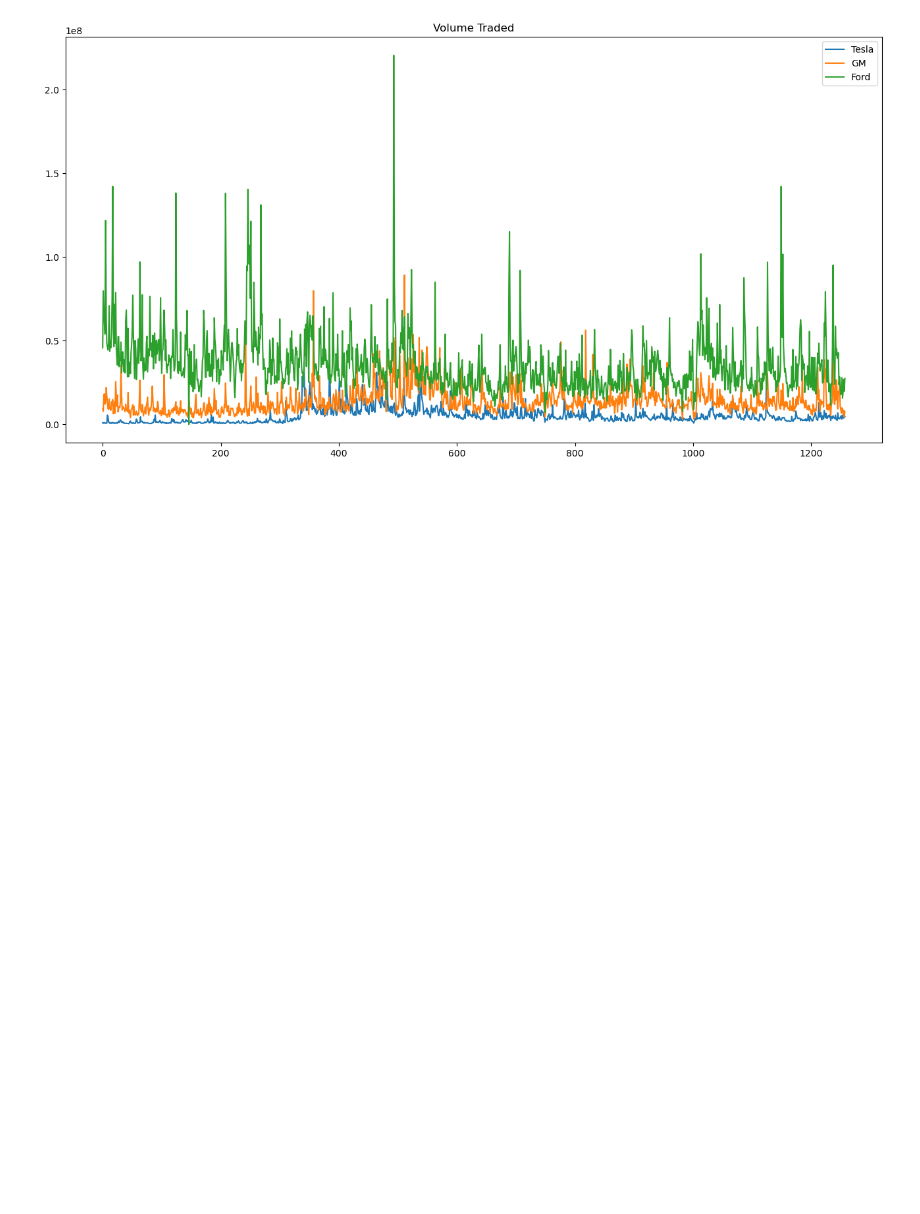
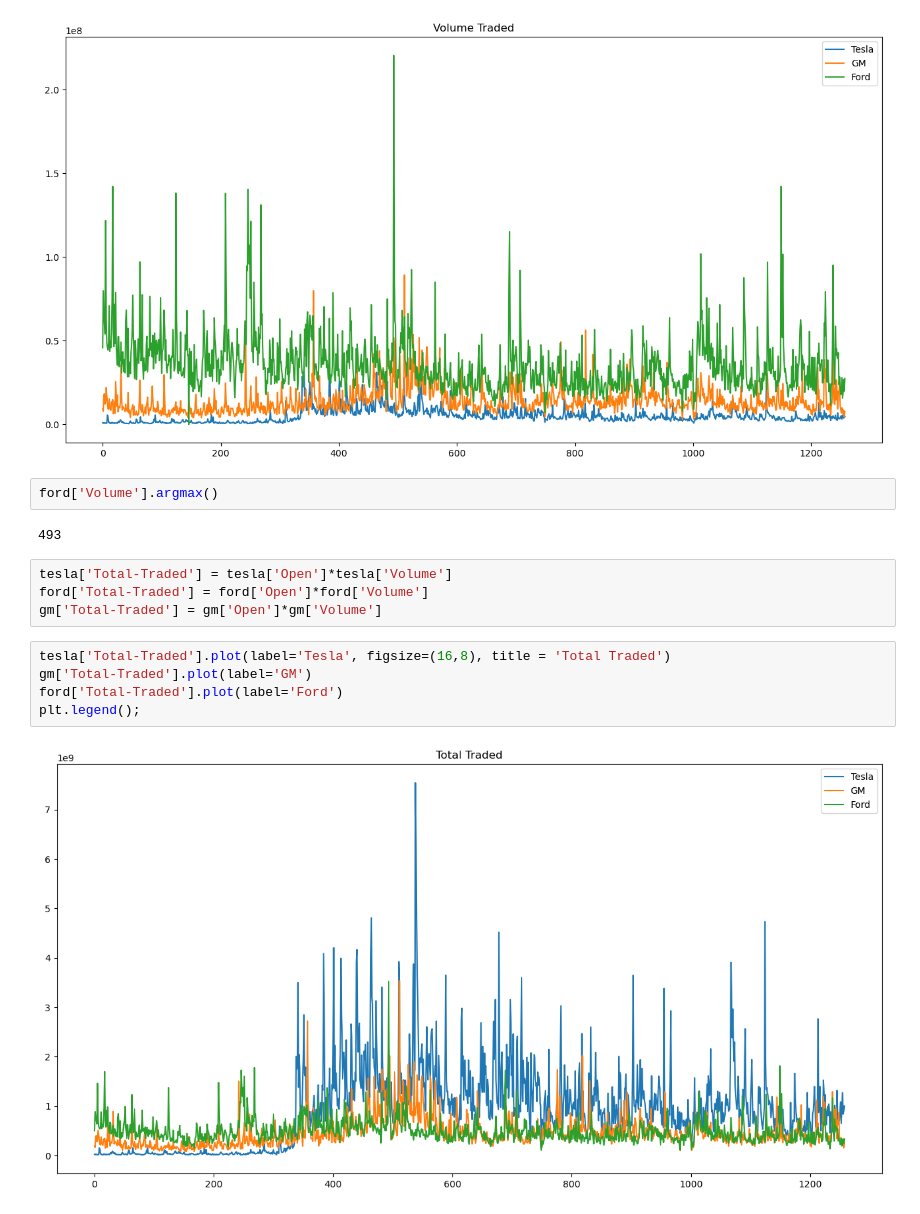
Before and after one commit to myk-francis/python-challenges-scripts, a Jupyter notebook: stock-markey-analysis/first-exercise.ipynb, the cells around one changed output. Cells and saved outputs as stored; diff of their text form; blank space fills up the shorter version.

Commit message:
Update: plot for total traded

```diff
--- a/stock-markey-analysis/first-exercise.ipynb
+++ b/stock-markey-analysis/first-exercise.ipynb
@@ -30,3 +30,18 @@ ford['Volume'].plot(label = 'Ford')
 plt.legend();
 # %% [output]
 [figure]
+# %%
+ford['Volume'].argmax()
+# %% [output]
+493
+# %%
+tesla['Total-Traded'] = tesla['Open']*tesla['Volume']
+ford['Total-Traded'] = ford['Open']*ford['Volume']
+gm['Total-Traded'] = gm['Open']*gm['Volume']
+# %%
+tesla['Total-Traded'].plot(label='Tesla', figsize=(16,8), title = 'Total Traded')
+gm['Total-Traded'].plot(label='GM')
+ford['Total-Traded'].plot(label='Ford')
+plt.legend();
+# %% [output]
+[figure, added]
```
